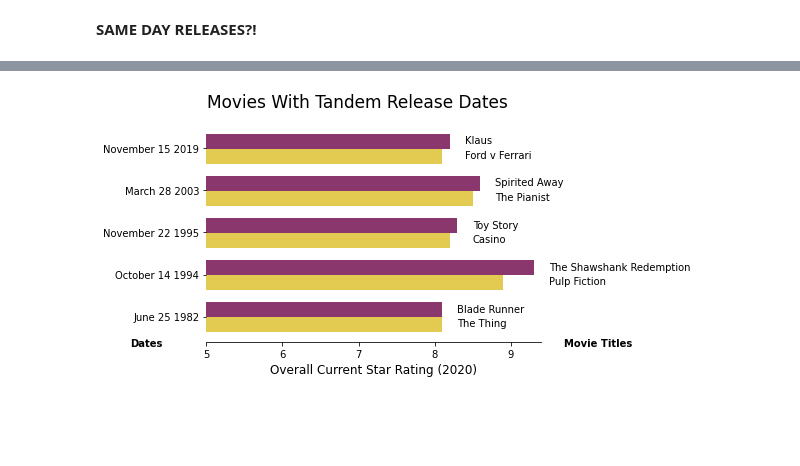
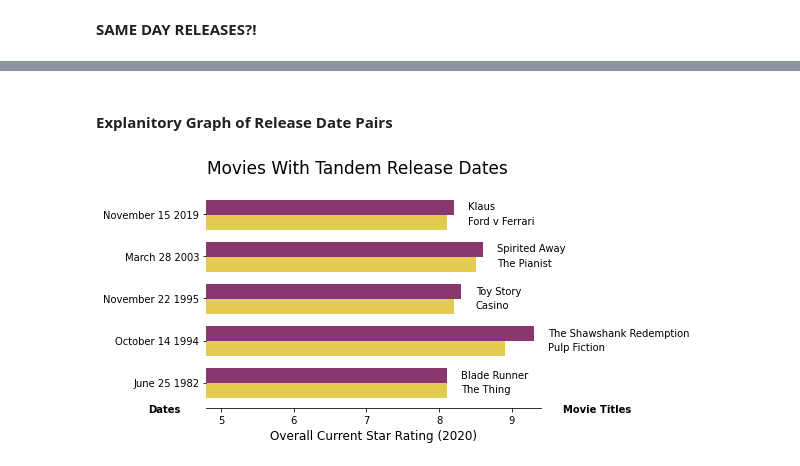
Before and after one commit to MaxTechniche/DS20_Unit_1_Build, a Jupyter notebook: Jacob_Maxfield_Unit_1_Project_Build.ipynb, the cells around one changed output, grey strips where cells are left out. Drawn from its saved outputs; the diff is of its cells as text; code cells hidden in the pictures; blank space fills up the shorter version.

```diff
--- a/Jacob_Maxfield_Unit_1_Project_Build.ipynb
+++ b/Jacob_Maxfield_Unit_1_Project_Build.ipynb
@@ -142,8 +143,11 @@ def get_rankings(df):
 # %% [markdown]
 # Start here:
 # %%
-imdb_list = 'https://raw.githubusercontent.com/MaxTechniche/DS20_Unit_1_Build/master/top_250_IMDb_movies_and_rankings.csv'
+imdb_list = 'https://raw.githubusercontent.com/MaxTechniche/DS20_Unit_1_Build/master/IMDb_Top_250.csv'
 df = pd.read_csv(imdb_list)
+# Replace and reduce ratings as well as EDA
+rating_system = {'Passed':'Other','Approved':'Other','GP':'Other',np.NaN:'Not Rated','':'Not Rated'}
+df['Rating'] = df['Rating'].replace(rating_system)
 df
 # %% [output]
 |  | ID | Title_Name | Year | Rating | Runtime | Genres | Release_Date | Release_Country | 10 | ... |
@@ -161,3 +165 @@ df
 250 rows × 48 columns
-# %%
-df['Release_Date'][51] = 'September 1954'
@@ -183,0 +175,4 @@ Name: Release_Date, Length: 245, dtype: int64
+# %%
+# Removing hyphens so I can eval them.
+df['Genres'] = df['Genres'].str.replace('Sci-Fi','SciFi')
+df['Genres'] = df['Genres'].str.replace('Film-Noir','FilmNoir')
@@ -196,3 +196,5 @@ plt.show()
+# %% [markdown]
+#### Explanitory Graph of Release Date Pairs
 # %%
 barHeight = 0.35
 
@@ -200,32 +202,32 @@ ranks1 = rd_pairs['Rank_All_All_Ages'][::2]
 ranks2 = rd_pairs['Rank_All_All_Ages'][1::2]
 
 names1 = rd_pairs['Title_Name'][::2]
 names2 = rd_pairs['Title_Name'][1::2]
 
 bar1 = np.arange(len(ranks1)) -.19
 bar2 = [y + barHeight for y in bar1]
 
 plt.barh(bar1, ranks1, barHeight, color='#E3CB51')
 plt.barh(bar2, ranks2, barHeight, color='#89376D')
 
 plt.yticks(bar1+.19, [' '.join([d.month_name(), str(d.day), str(d.year)]) for d in pd.Series(rd_pairs['Release_Date'].unique())])
 plt.xticks(range(5, 11))
 
 plt.xlabel('Overall Current Star Rating (2020)',size=12)
 
 plt.title('Movies With Tandem Release Dates', x=.45, y=1.05, size=17)
 
 for x, y, name in zip([*ranks2, *ranks2], [*bar1, *bar2], [*rd_pairs['Title_Name'][::2], *rd_pairs['Title_Name'][1::2]]):
   plt.text(x+.2, y-.05, name)
 
 for spine in ['right', 'top', 'left']:
   plt.gca().spines[spine].set_visible(False)
 
 plt.text(4, -.7, 'Dates',weight='bold')
 plt.text(9.7, -.7, 'Movie Titles', weight='bold')
 
-plt.xlim(5, 9.4)
+plt.xlim(4.8, 9.4)
 
 plt.show()
 # %% [output]
-[figure, old version]
+[figure, new version]
```
Also changed, not shown: parts of 28 cells of this notebook.
